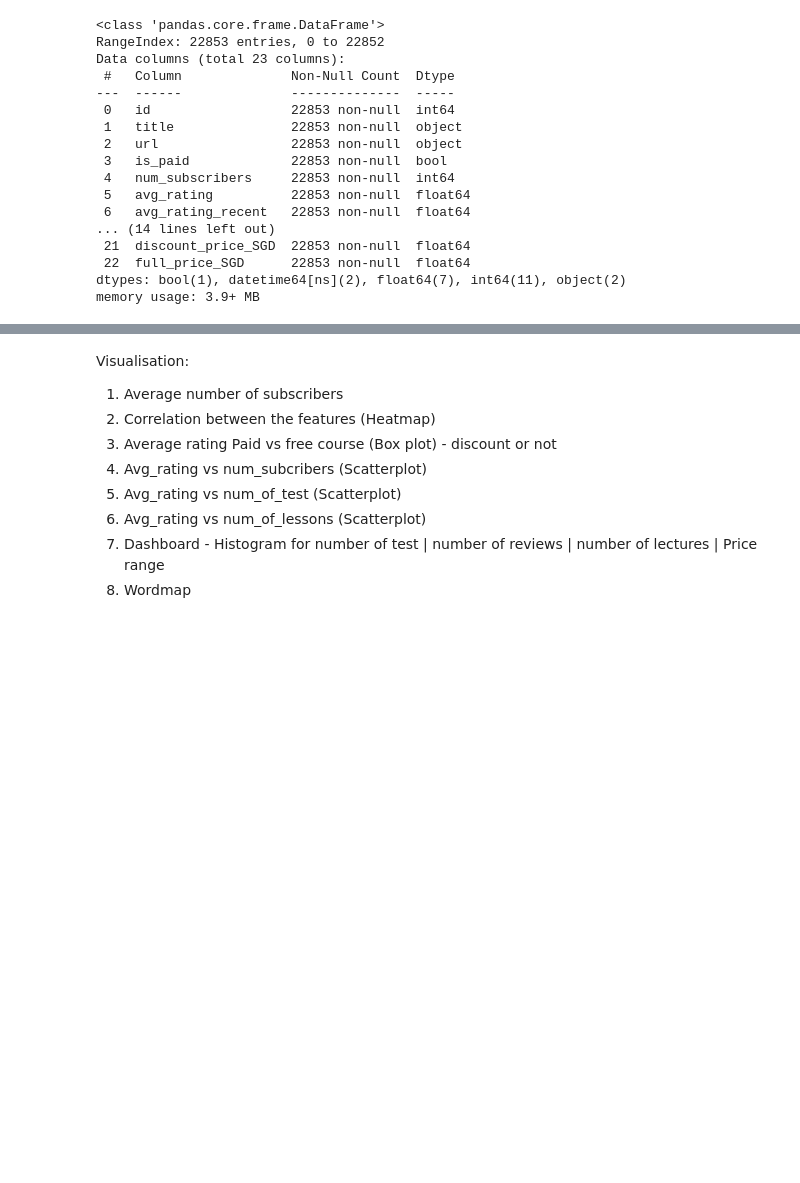
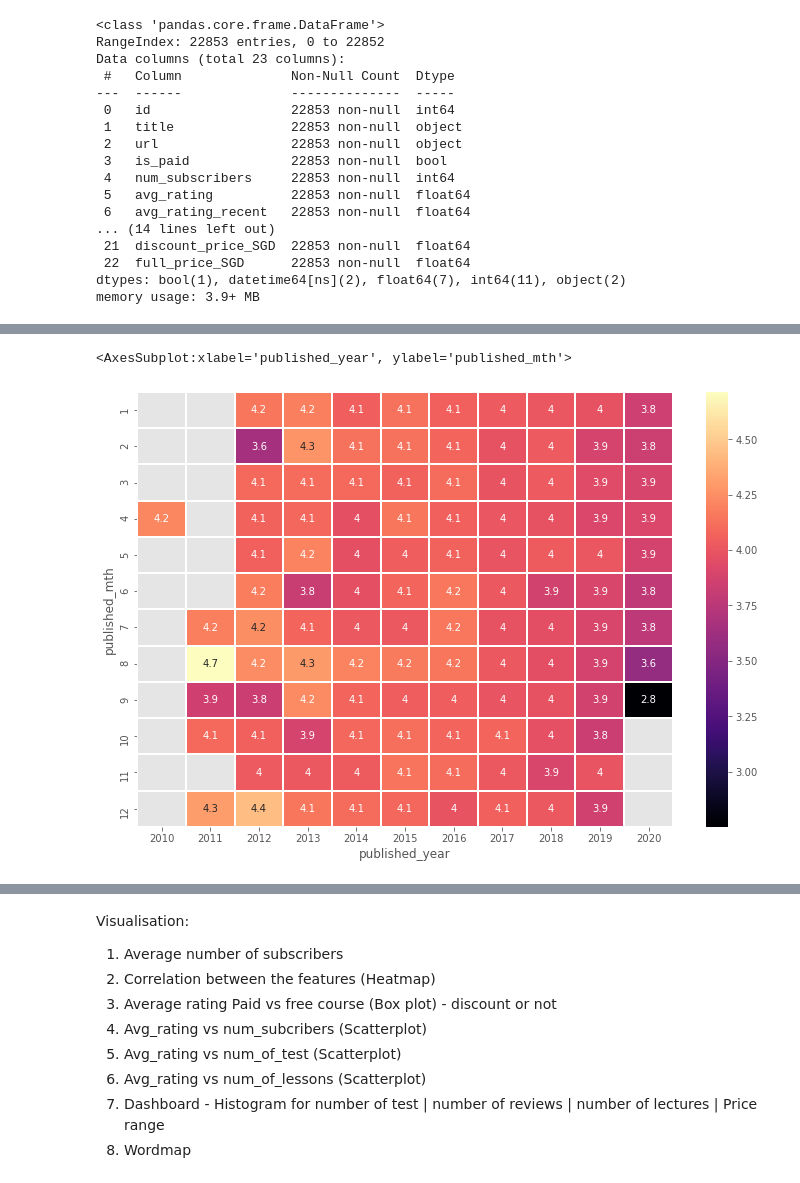
Before and after one commit to wilsonteo00/PortfolioProjects, a Jupyter notebook: End of course article - Udemy.ipynb, the cells around one changed output, grey strips where cells are left out. Cells and saved outputs as stored; diff of their text form; code cells hidden in the pictures; blank space fills up the shorter version.

```diff
--- a/End of course article - Udemy.ipynb
+++ b/End of course article - Udemy.ipynb
@@ -342,0 +392,9 @@ memory usage: 3.9+ MB
+# %%
+# Does published longer means average rating will be higher?
+# Plotting average rating against the month and year which the course is published
+
+rating_pivot = df.pivot_table(values='avg_rating',index='published_mth',columns='published_year', aggfunc=np.mean)
+sns.heatmap(rating_pivot,cmap='magma',linecolor='white',linewidths=1, annot=True)
+# %% [output]
+<AxesSubplot:xlabel='published_year', ylabel='published_mth'>
+[figure, added]
```
Also changed, not shown: parts of 23 cells of this notebook.
